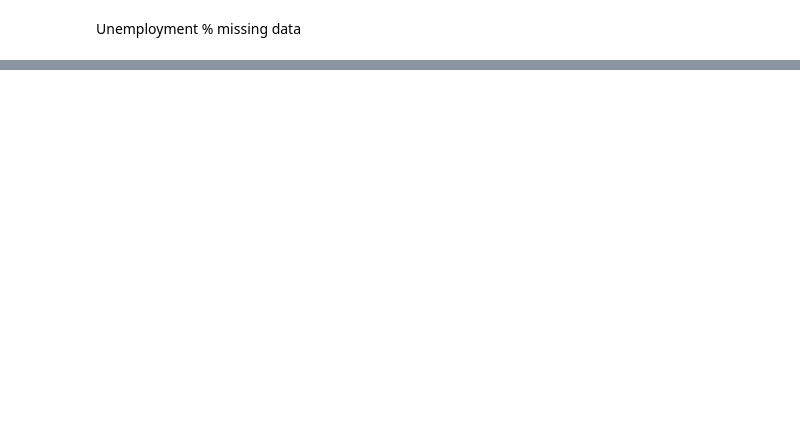
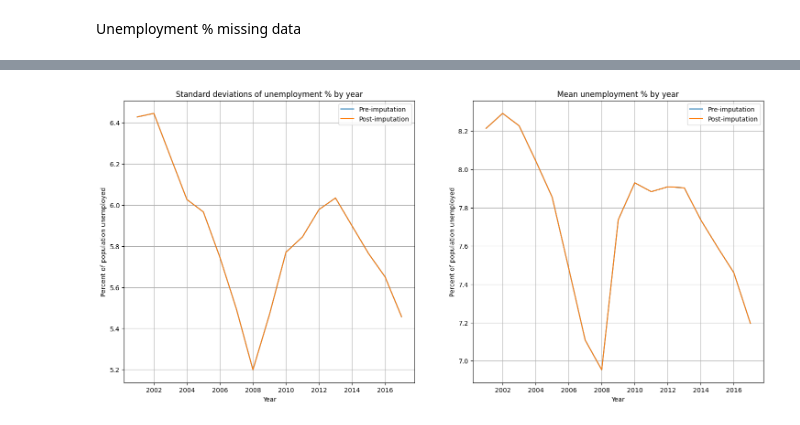
Before and after one commit to oliviareese/oliviareese.github.io, a Jupyter notebook: app.ipynb, the cells around one changed output, grey strips where cells are left out. Saved outputs shown, nothing was run; the diff lists cells and outputs as text; code cells hidden in the pictures; blank space fills up the shorter version.

```diff
--- a/app.ipynb
+++ b/app.ipynb
@@ -505,0 +550,4 @@ Zimbabwe 2009
+# %%
+plot_imputation_effects('unemployment_%', 'unemployment %', 'Percent of population unemployed')
+# %% [output]
+[figure, added]
```
Also changed, not shown: parts of 79 cells of this notebook.
